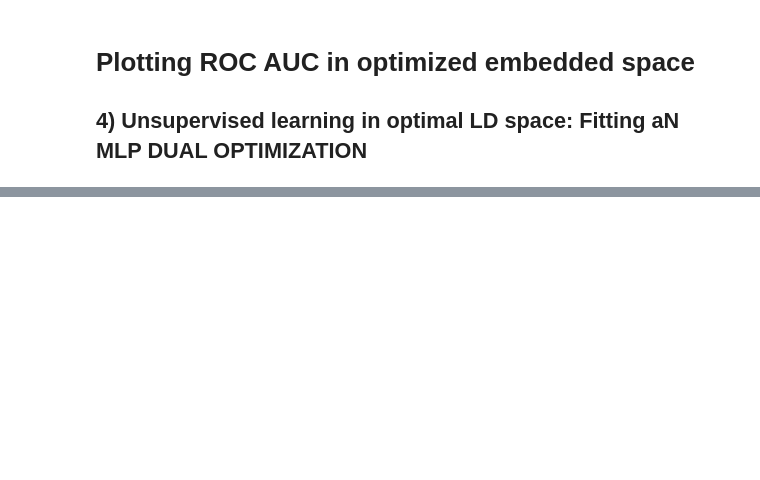
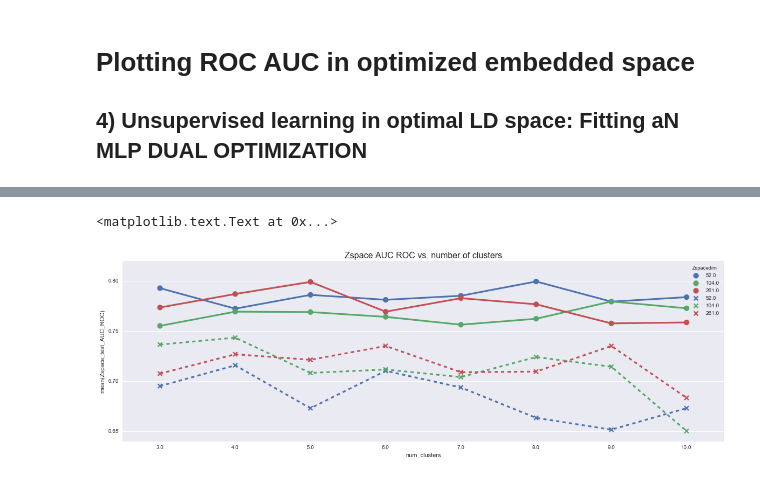
Before and after one commit to cgallego/NME_analysis, a Jupyter notebook: DEC_ROC_decModel_wimgF_dualopt_descStats.ipynb, the cells around one changed output, grey strips where cells are left out. Saved outputs shown, nothing was run; the diff lists cells and outputs as text; code cells hidden in the pictures; blank space fills up the shorter version.

```diff
--- a/DEC_ROC_decModel_wimgF_dualopt_descStats.ipynb
+++ b/DEC_ROC_decModel_wimgF_dualopt_descStats.ipynb
@@ -783,0 +828,21 @@ updating layer parameters: (128L,)
+# %%
+## plot line plots
+dict_aucZlatent = pd.DataFrame()
+for k,znum in enumerate(latent_size):
+    for l,num_c in enumerate(varying_mu):
+        dict_aucZlatent = dict_aucZlatent.append( pd.Series({'Zspacedim':znum,
+                                                             'Zspace_AUC_ROC': scoresM[k,l,0],
+                                                              'Zspace_test_AUC_ROC': scoresM[k,l,2],
+                                                             'num_clusters':num_c}), ignore_index=True)
+
+fig2 = plt.figure(figsize=(20,6))
+ax2 = plt.axes()
+sns.set_context("notebook")
+sns.pointplot(x="num_clusters", y="Zspace_AUC_ROC", hue="Zspacedim", data=dict_aucZlatent, ax=ax2, size=0.05)
+sns.pointplot(x="num_clusters", y="Zspace_test_AUC_ROC", hue="Zspacedim", data=dict_aucZlatent, ax=ax2, size=0.05, markers=["x","x","x"],linestyles=["--","--","--"])
+ax2.xaxis.set_label('# clusters')
+ax2.yaxis.set_label('Zspace AUC ROC')
+ax2.set_title('Zspace AUC ROC vs. number of clusters',fontsize=16)
+# %% [output]
+<matplotlib.text.Text at 0x...>
+[figure, added]
```
Also changed, not shown: parts of 3 cells of this notebook, 4 other files.
